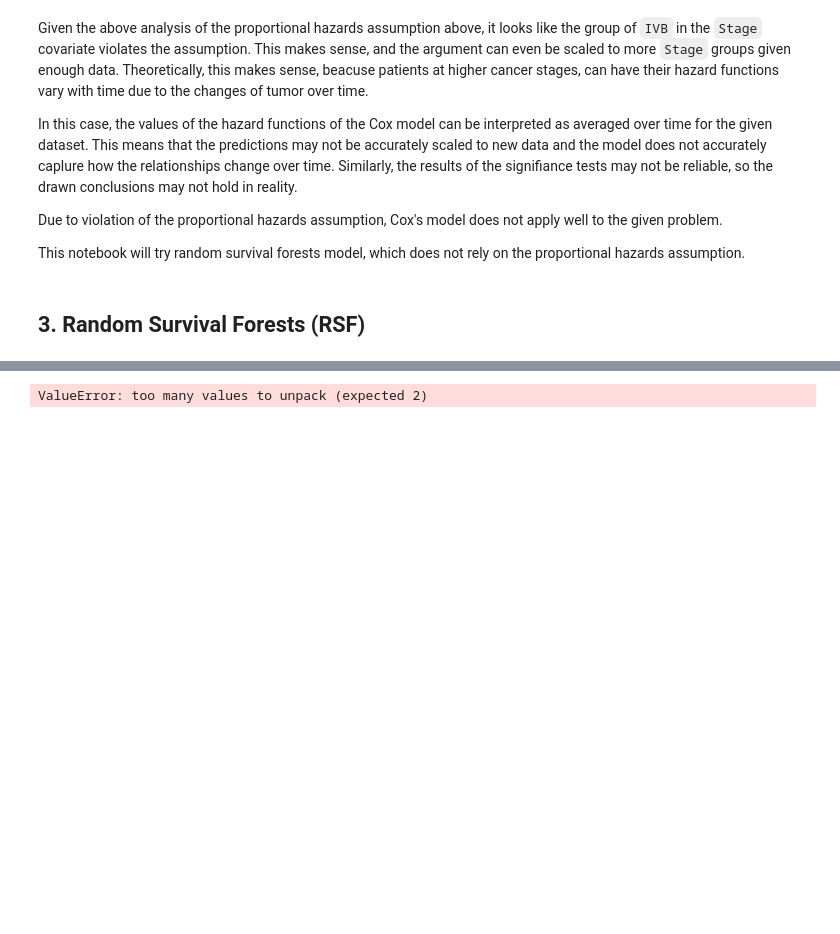
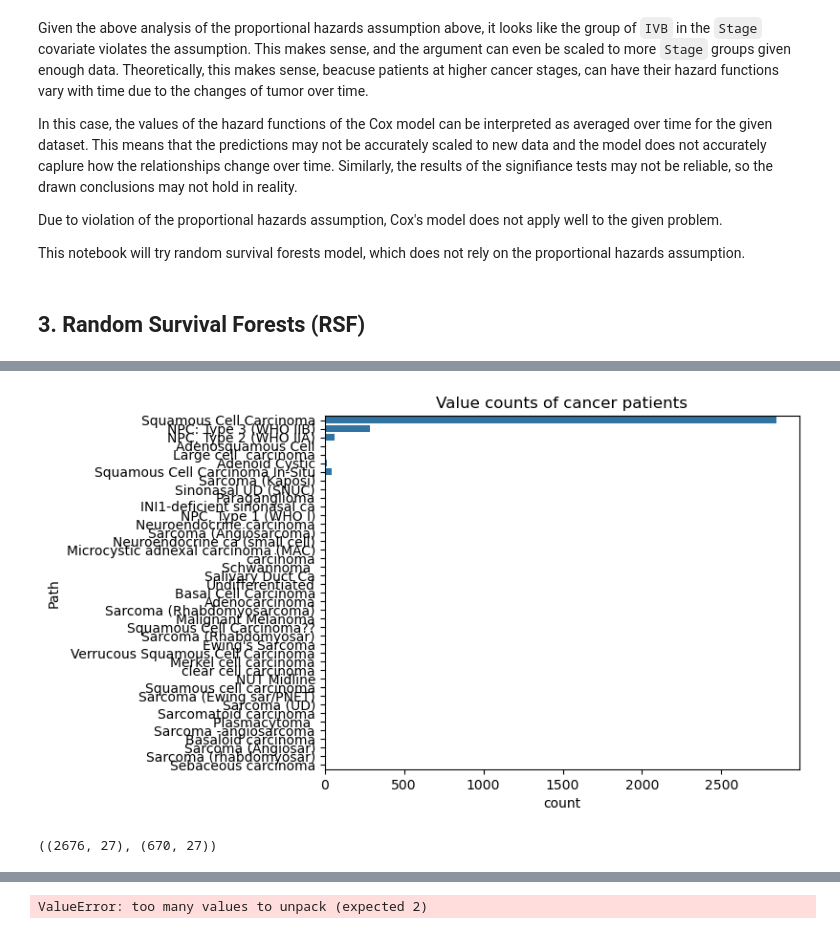
Before and after one commit to aleksandra-maciruta/BINF5507, a Jupyter notebook: Assignment_4/Scripts/main.ipynb, the cells around one changed output, grey strips where cells are left out. Cells and saved outputs as stored; diff of their text form; code cells hidden in the pictures; blank space fills up the shorter version.

```diff
--- a/Assignment_4/Scripts/main.ipynb
+++ b/Assignment_4/Scripts/main.ipynb
@@ -471,0 +533,2 @@ This notebook will try random survival forests model, which does not rely on the
+# %%
+radcure_clinical_dropped_datetime = radcure_clinical.select_dtypes(include=['object','float64','int64','bool'], exclude='datetime64[ns]')
@@ -471,0 +562,11 @@ This notebook will try random survival forests model, which does not rely on the
+# %%
+df = radcure_clinical_dropped_datetime
+# %%
+import pandas as pd
+import matplotlib.pyplot as plt
+import seaborn as sns
+sns.countplot(df['Path'])
+plt.title('Value counts of cancer patients')
+plt.show()
+# %% [output]
+[figure, added]
@@ -471,0 +579,4 @@ This notebook will try random survival forests model, which does not rely on the
+# %%
+X_train.shape, X_test.shape
+# %% [output]
+((2676, 27), (670, 27))
```
Also changed, not shown: parts of 16 cells of this notebook, 2 other files.
